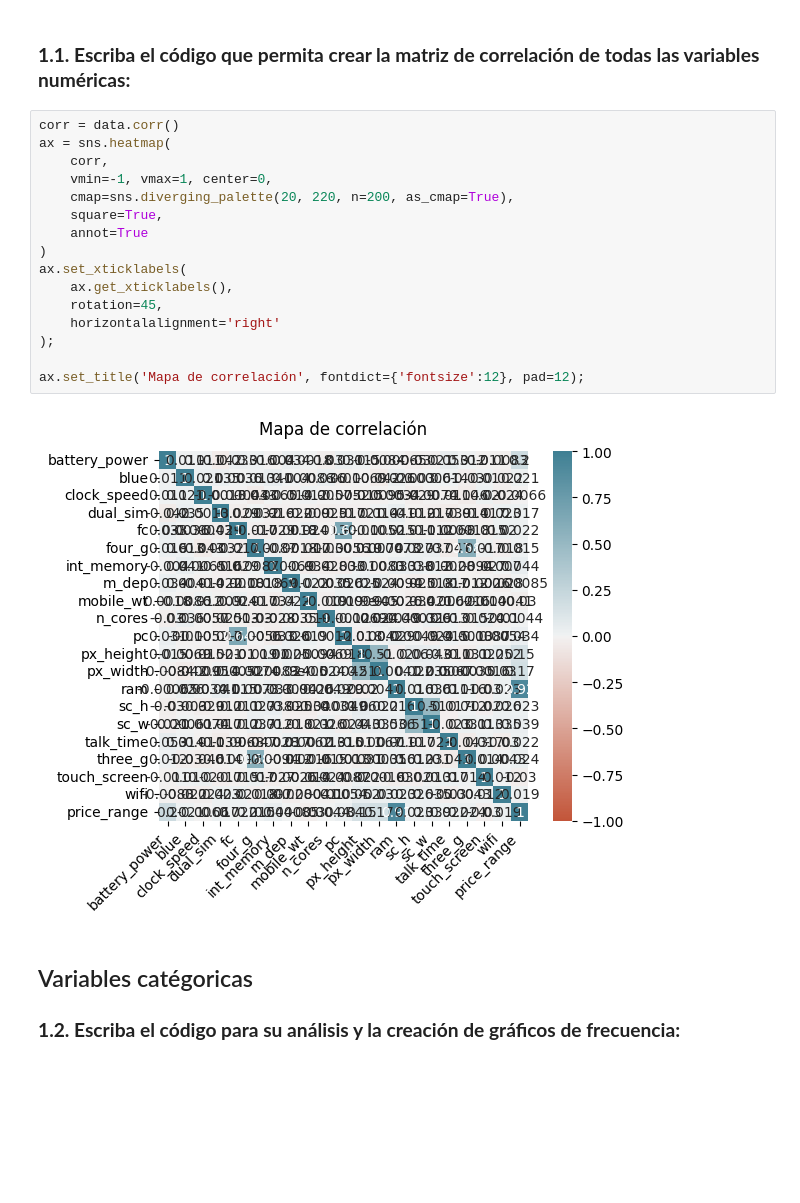
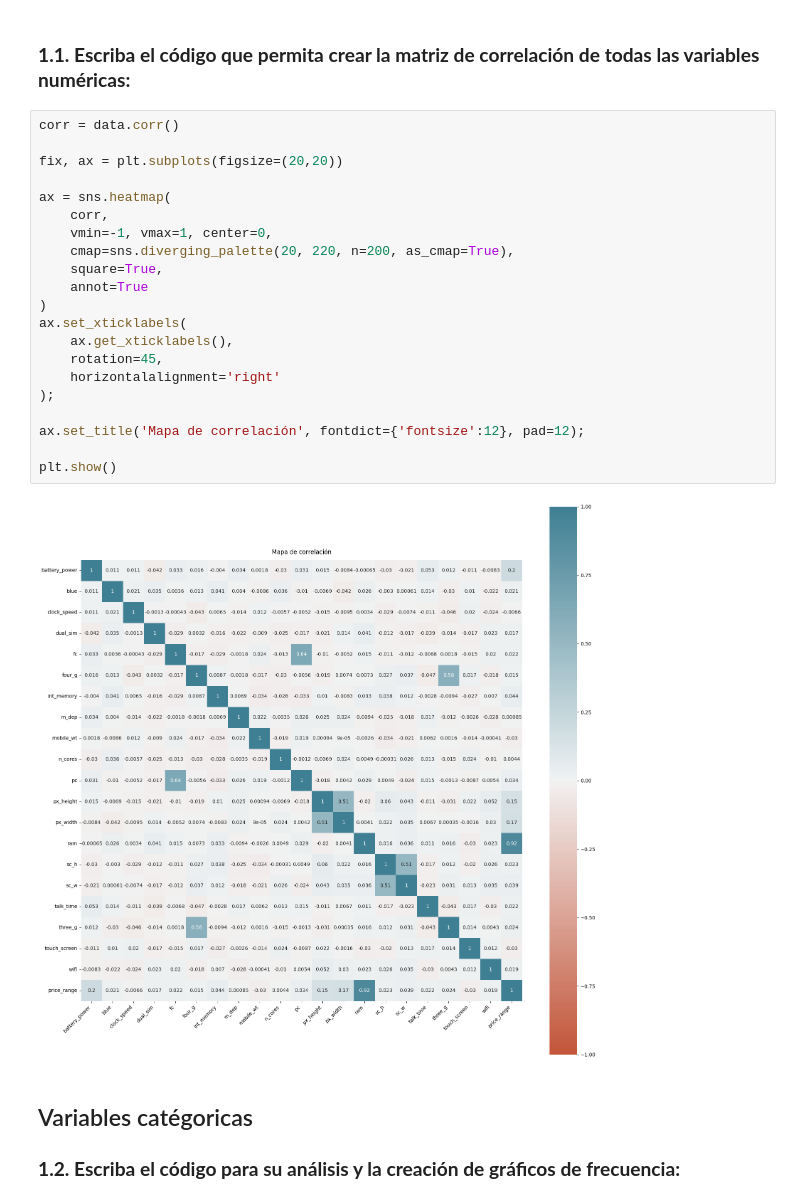
Before and after one commit to omarjmc/maestria, a Jupyter notebook: aprendizaje/ac1/Act2_actualizado.ipynb, the cells around one changed output. Saved outputs shown, nothing was run; the diff lists cells and outputs as text; blank space fills up the shorter version.

```diff
--- a/aprendizaje/ac1/Act2_actualizado.ipynb
+++ b/aprendizaje/ac1/Act2_actualizado.ipynb
@@ -133,22 +133,27 @@ data.describe().transpose()
 ### **1.1. Escriba el código que permita crear la matriz de correlación de todas las variables numéricas:**
 # %%
 corr = data.corr()
+
+fix, ax = plt.subplots(figsize=(20,20))
+
 ax = sns.heatmap(
     corr,
     vmin=-1, vmax=1, center=0,
     cmap=sns.diverging_palette(20, 220, n=200, as_cmap=True),
     square=True,
     annot=True
 )
 ax.set_xticklabels(
     ax.get_xticklabels(),
     rotation=45,
     horizontalalignment='right'
 );
 
 ax.set_title('Mapa de correlación', fontdict={'fontsize':12}, pad=12);
+
+plt.show()
 # %% [output]
-[figure, old version]
+[figure, new version]
 # %% [markdown]
 ## Variables catégoricas
 
```
Also changed, not shown: parts of 2 cells of this notebook, 1 other file.
